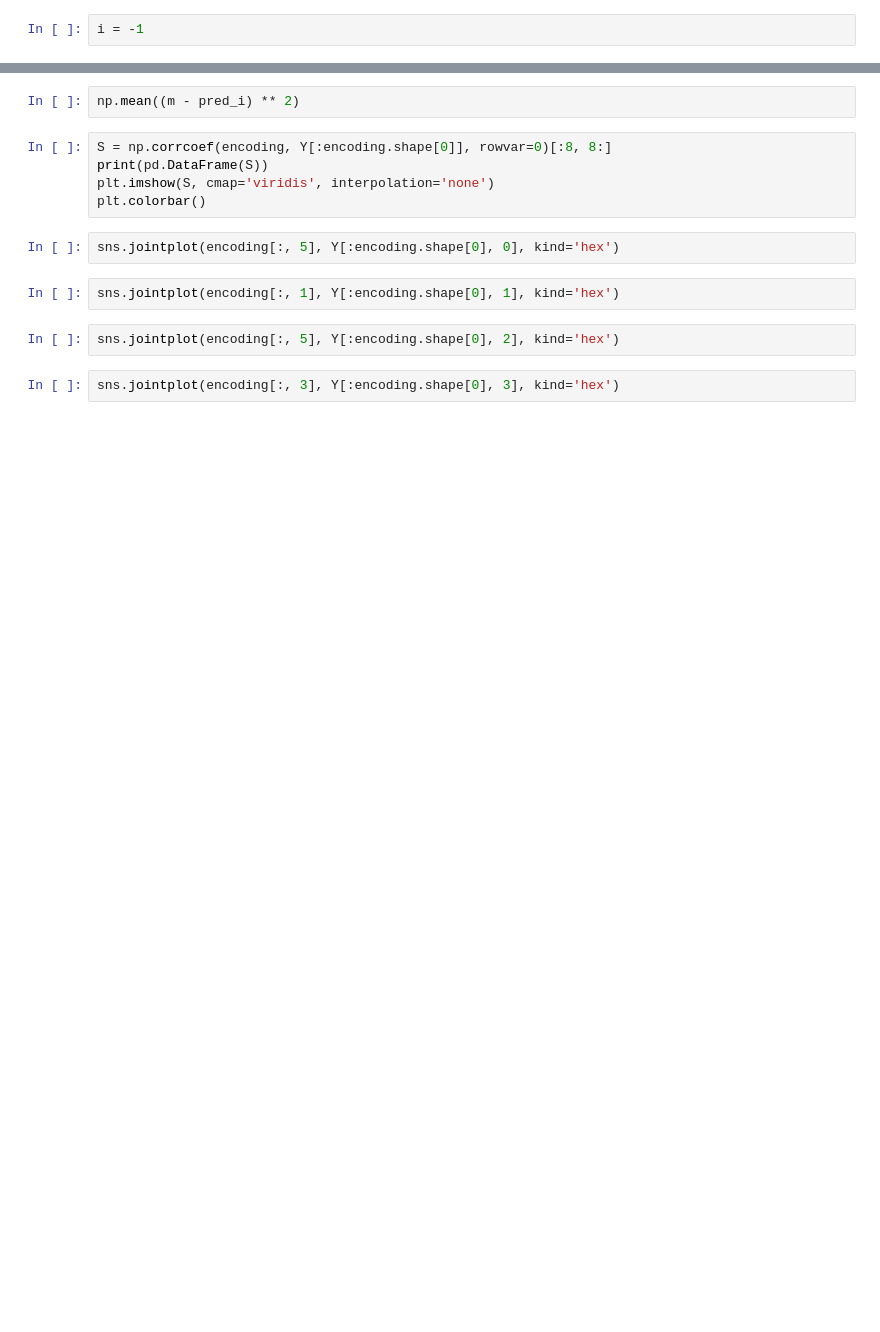
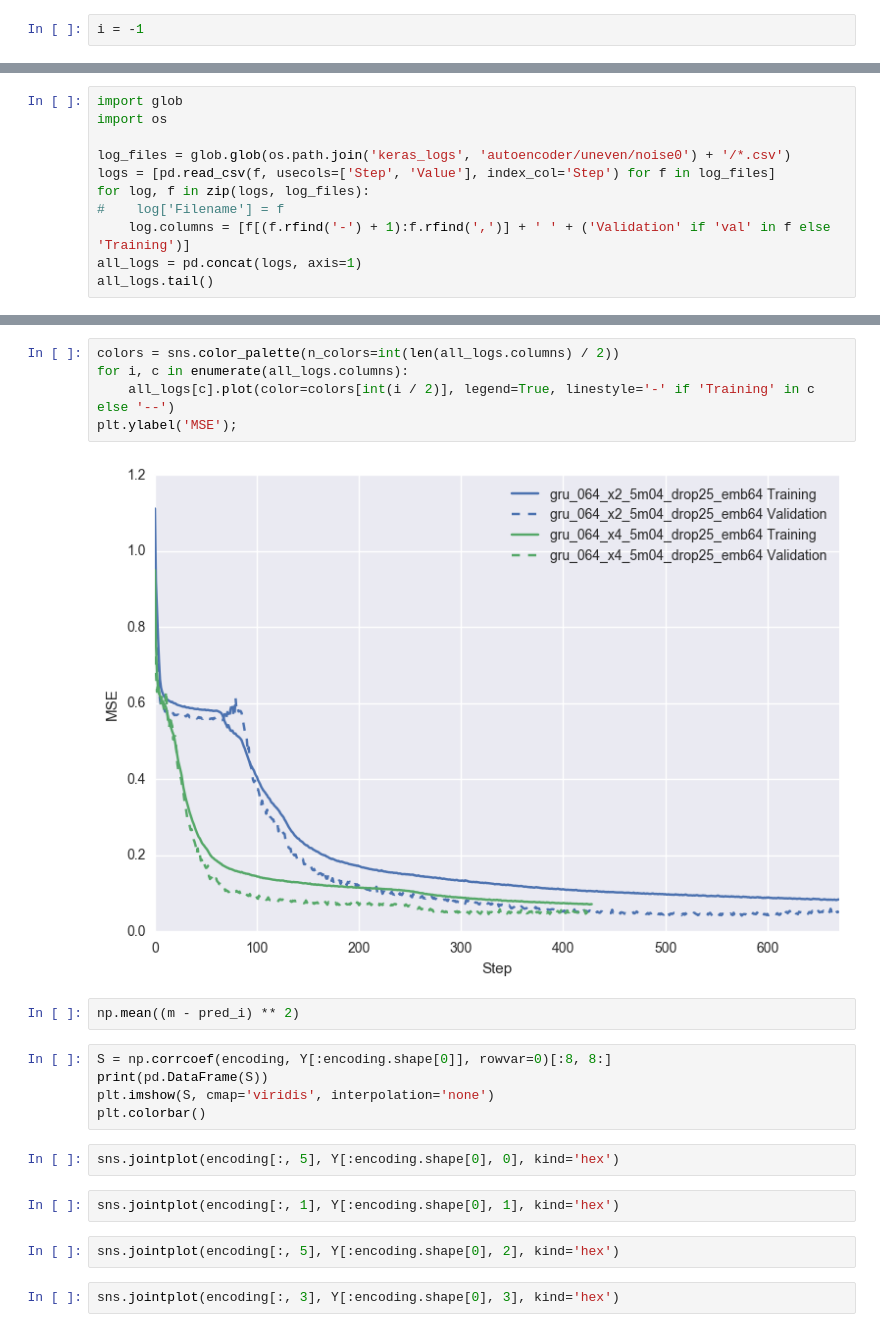
Before and after one commit to bnaul/timeflow, a Jupyter notebook: autoencoder.ipynb, the cells around one changed output, grey strips where cells are left out. Drawn from its saved outputs; the diff is of its cells as text; blank space fills up the shorter version.

```diff
--- a/autoencoder.ipynb
+++ b/autoencoder.ipynb
@@ -63,0 +62,11 @@ plt.plot(t, m, 'o')
+# %%
+import glob
+import os
+
+log_files = glob.glob(os.path.join('keras_logs', 'autoencoder/uneven/noise0') + '/*.csv')
+logs = [pd.read_csv(f, usecols=['Step', 'Value'], index_col='Step') for f in log_files]
+for log, f in zip(logs, log_files):
+#    log['Filename'] = f
+    log.columns = [f[(f.rfind('-') + 1):f.rfind(',')] + ' ' + ('Validation' if 'val' in f else 'Training')]
+all_logs = pd.concat(logs, axis=1)
+all_logs.tail()
@@ -64,3 +81,10 @@ plt.plot(t, m, 'o')
+# %%
+colors = sns.color_palette(n_colors=int(len(all_logs.columns) / 2))
+for i, c in enumerate(all_logs.columns):
+    all_logs[c].plot(color=colors[int(i / 2)], legend=True, linestyle='-' if 'Training' in c else '--')
+plt.ylabel('MSE');
+# %% [output]
+[figure, added]
 # %%
 np.mean((m - pred_i) ** 2)
 # %%
```
Also changed, not shown: parts of 4 cells of this notebook, 3 other files.
